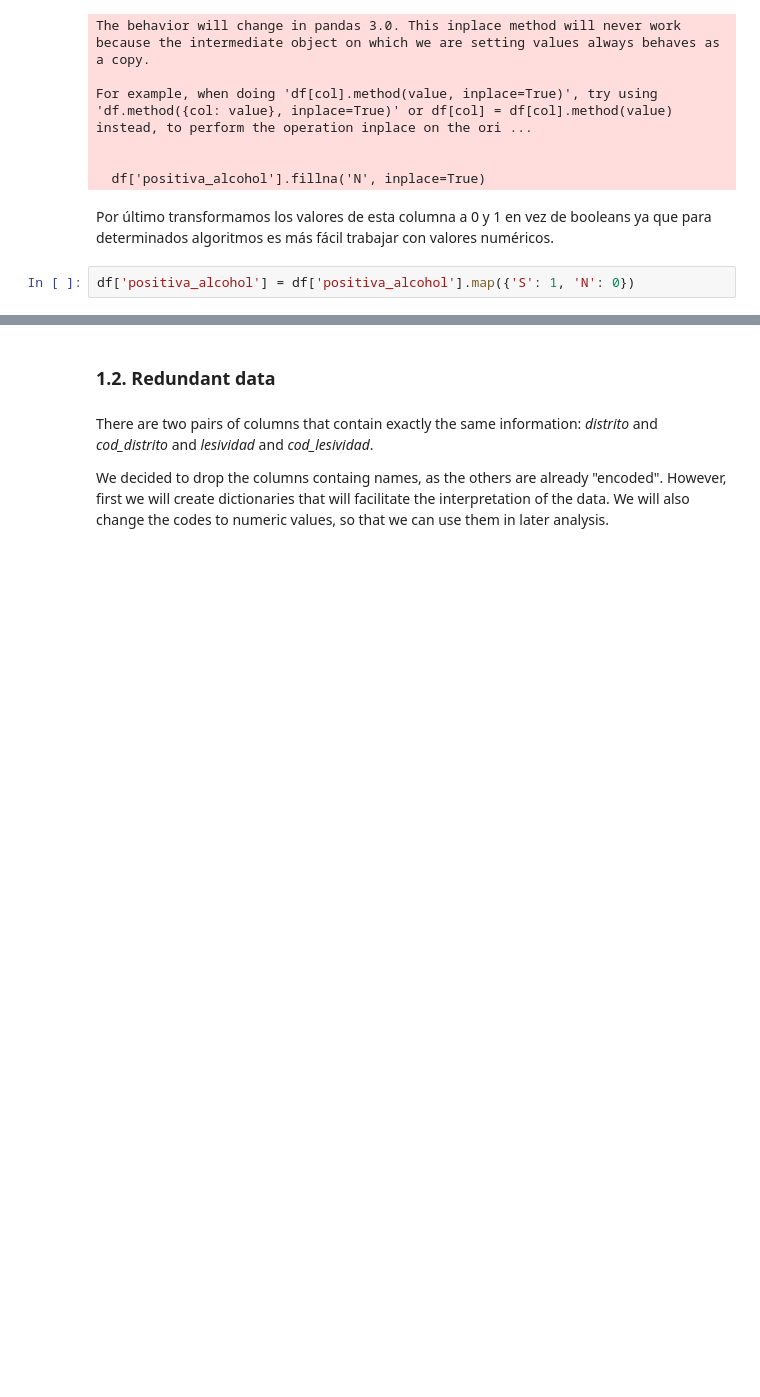
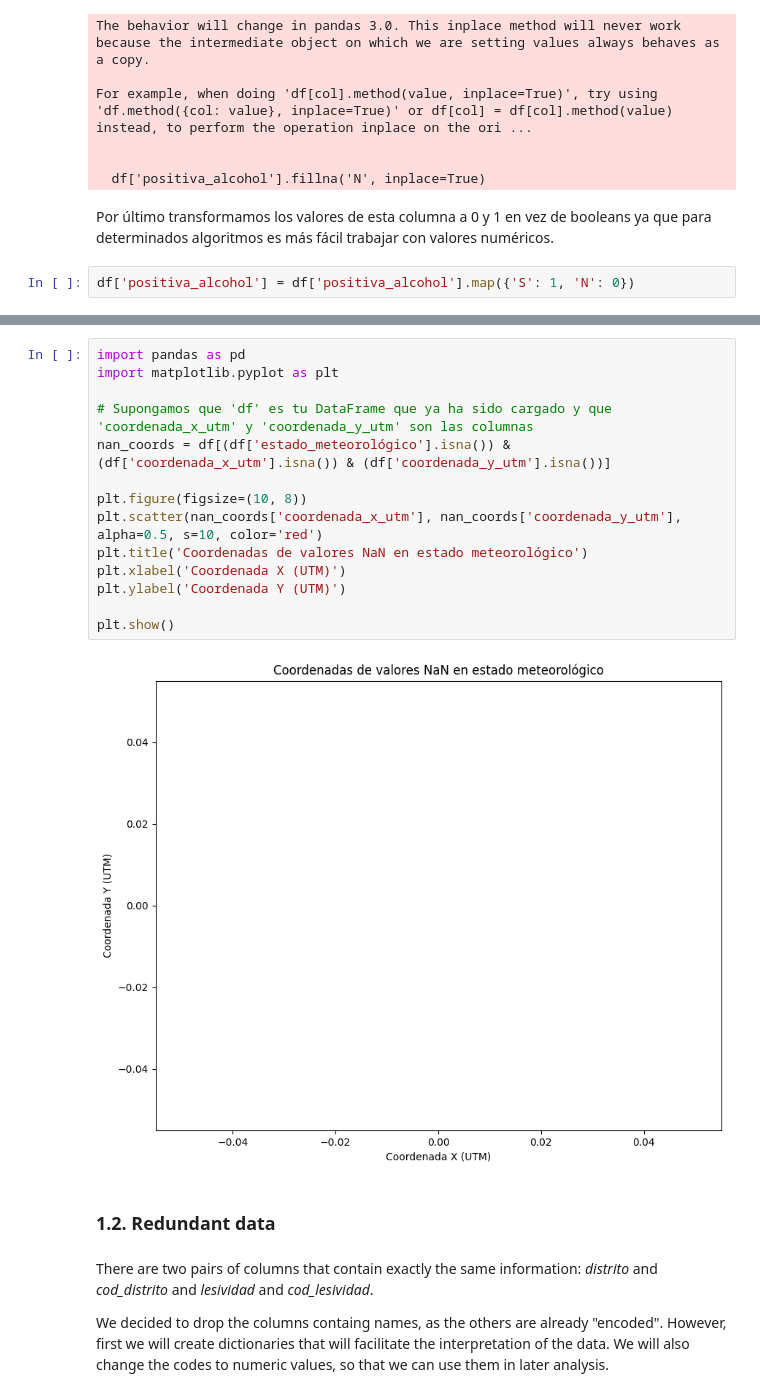
Before and after one commit to kliniik/Practica_AAI_2, a Jupyter notebook: 1_jerarquico.ipynb, the cells around one changed output, grey strips where cells are left out. Cells and saved outputs as stored; diff of their text form; blank space fills up the shorter version.

```diff
--- a/1_jerarquico.ipynb
+++ b/1_jerarquico.ipynb
@@ -355,3 +431,19 @@ df['positiva_alcohol'] = df['positiva_alcohol'].map({'S': 1, 'N': 0})
+# %%
+import pandas as pd
+import matplotlib.pyplot as plt
+
+# Supongamos que 'df' es tu DataFrame que ya ha sido cargado y que 'coordenada_x_utm' y 'coordenada_y_utm' son las columnas
+nan_coords = df[(df['estado_meteorológico'].isna()) & (df['coordenada_x_utm'].isna()) & (df['coordenada_y_utm'].isna())]
+
+plt.figure(figsize=(10, 8))
+plt.scatter(nan_coords['coordenada_x_utm'], nan_coords['coordenada_y_utm'], alpha=0.5, s=10, color='red')
+plt.title('Coordenadas de valores NaN en estado meteorológico')
+plt.xlabel('Coordenada X (UTM)')
+plt.ylabel('Coordenada Y (UTM)')
+
+plt.show()
+# %% [output]
+[figure, added]
 # %% [markdown]
 ### 1.2. Redundant data
 # %% [markdown]
```
Also changed, not shown: parts of 15 cells of this notebook.
